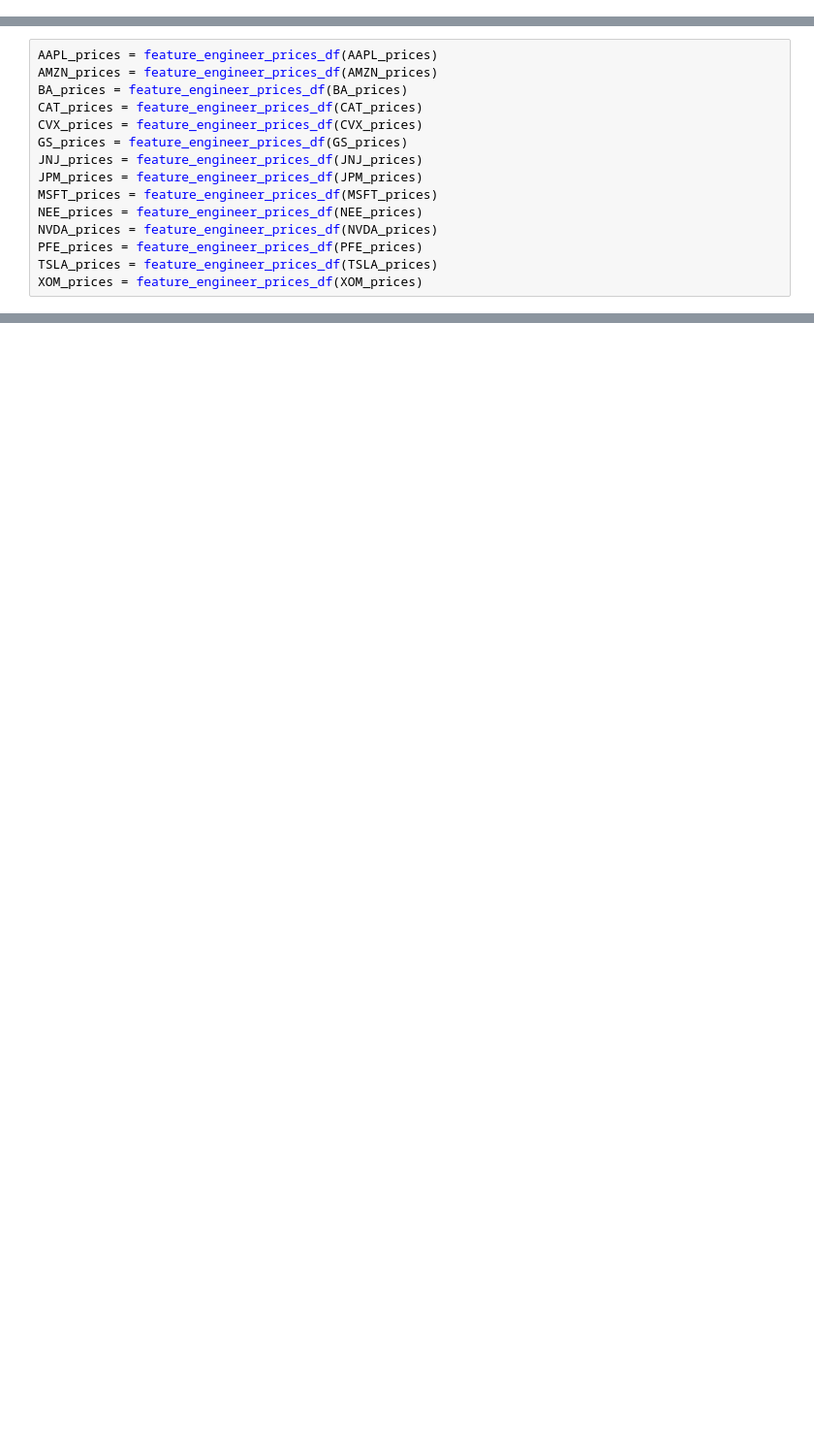
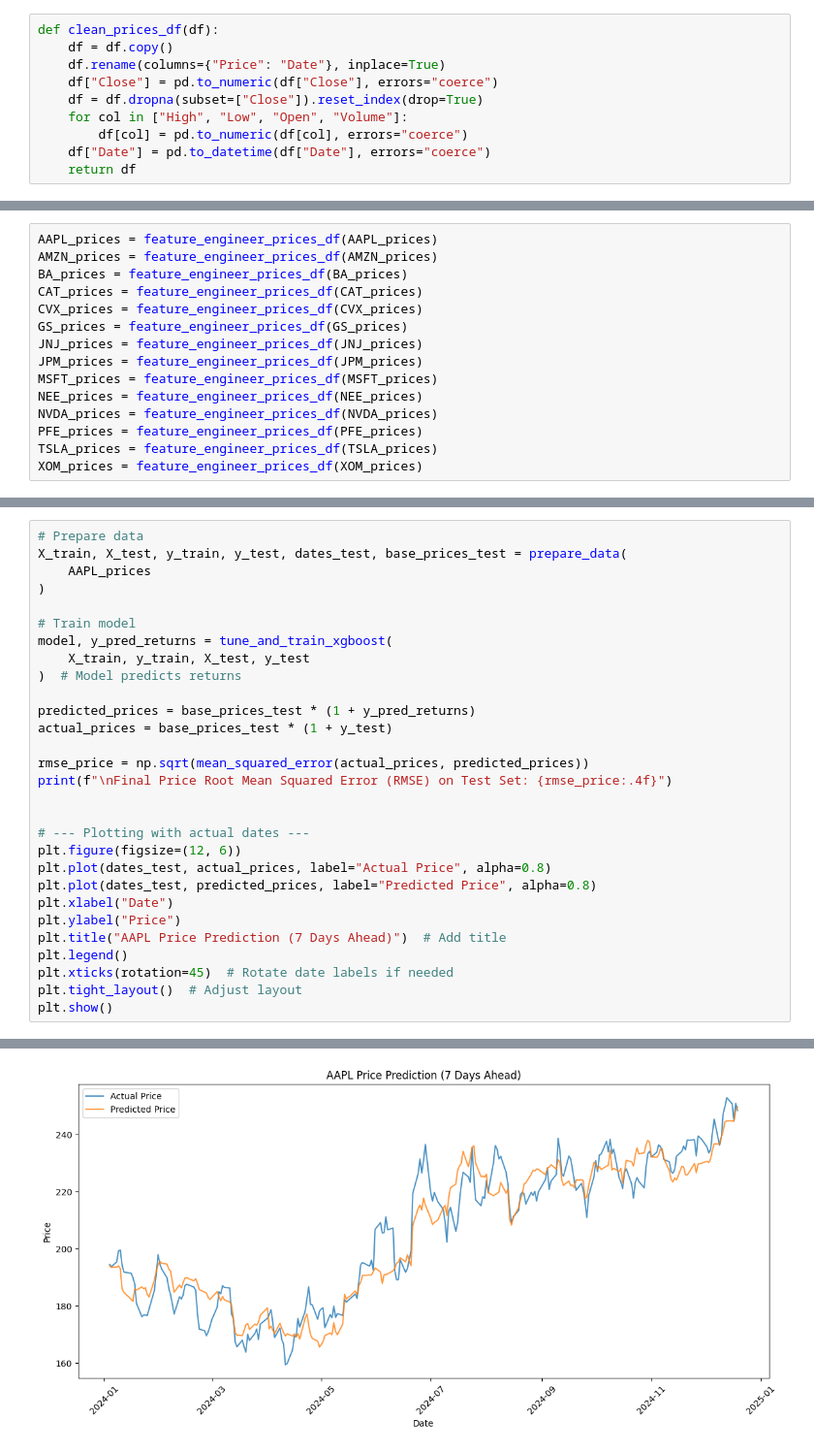
Before and after one commit to adhfmz8/stock-price-prediction, a Jupyter notebook: notebooks/02_model_testing.ipynb, the cells around one changed output, grey strips where cells are left out. Shown at 97% size. Drawn from its saved outputs; the diff is of its cells as text; blank space fills up the shorter version.

Commit message:
First iteration of XGBoost

```diff
--- a/notebooks/02_model_testing.ipynb
+++ b/notebooks/02_model_testing.ipynb
@@ -35,3 +27,13 @@ def clean_prices_df(df):
+# %%
+def clean_prices_df(df):
+    df = df.copy()
+    df.rename(columns={"Price": "Date"}, inplace=True)
+    df["Close"] = pd.to_numeric(df["Close"], errors="coerce")
+    df = df.dropna(subset=["Close"]).reset_index(drop=True)
+    for col in ["High", "Low", "Open", "Volume"]:
+        df[col] = pd.to_numeric(df[col], errors="coerce")
+    df["Date"] = pd.to_datetime(df["Date"], errors="coerce")
+    return df
 # %%
 AAPL_prices = clean_prices_df(AAPL_prices)
 AMZN_prices = clean_prices_df(AMZN_prices)
@@ -167,0 +304,30 @@ def train_xgboost_model(X_train, y_train, X_test, y_test):
+# %%
+# Prepare data
+X_train, X_test, y_train, y_test, dates_test, base_prices_test = prepare_data(
+    AAPL_prices
+)
+
+# Train model
+model, y_pred_returns = tune_and_train_xgboost(
+    X_train, y_train, X_test, y_test
+)  # Model predicts returns
+
+predicted_prices = base_prices_test * (1 + y_pred_returns)
+actual_prices = base_prices_test * (1 + y_test)
+
+rmse_price = np.sqrt(mean_squared_error(actual_prices, predicted_prices))
+print(f"\nFinal Price Root Mean Squared Error (RMSE) on Test Set: {rmse_price:.4f}")
+
+
+# --- Plotting with actual dates ---
+plt.figure(figsize=(12, 6))
+plt.plot(dates_test, actual_prices, label="Actual Price", alpha=0.8)
+plt.plot(dates_test, predicted_prices, label="Predicted Price", alpha=0.8)
+plt.xlabel("Date")
+plt.ylabel("Price")
+plt.title("AAPL Price Prediction (7 Days Ahead)")  # Add title
+plt.legend()
+plt.xticks(rotation=45)  # Rotate date labels if needed
+plt.tight_layout()  # Adjust layout
+plt.show()
+# %% [output]
@@ -167,0 +345 @@ def train_xgboost_model(X_train, y_train, X_test, y_test):
+[figure, added]
```
Also changed, not shown: parts of 10 cells of this notebook.
